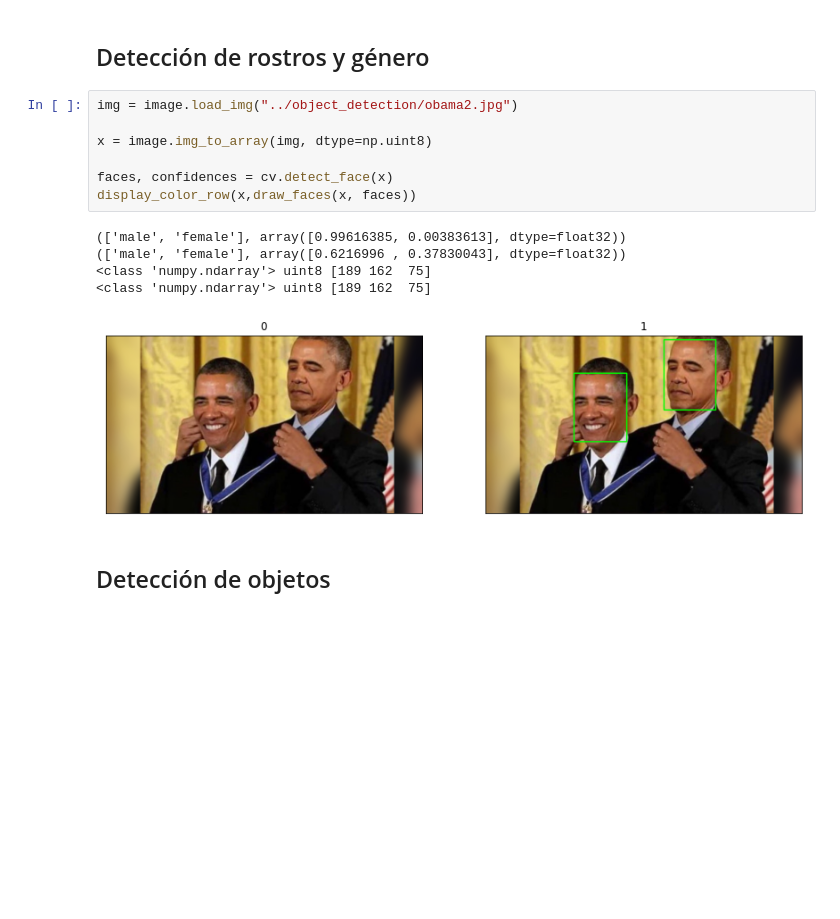
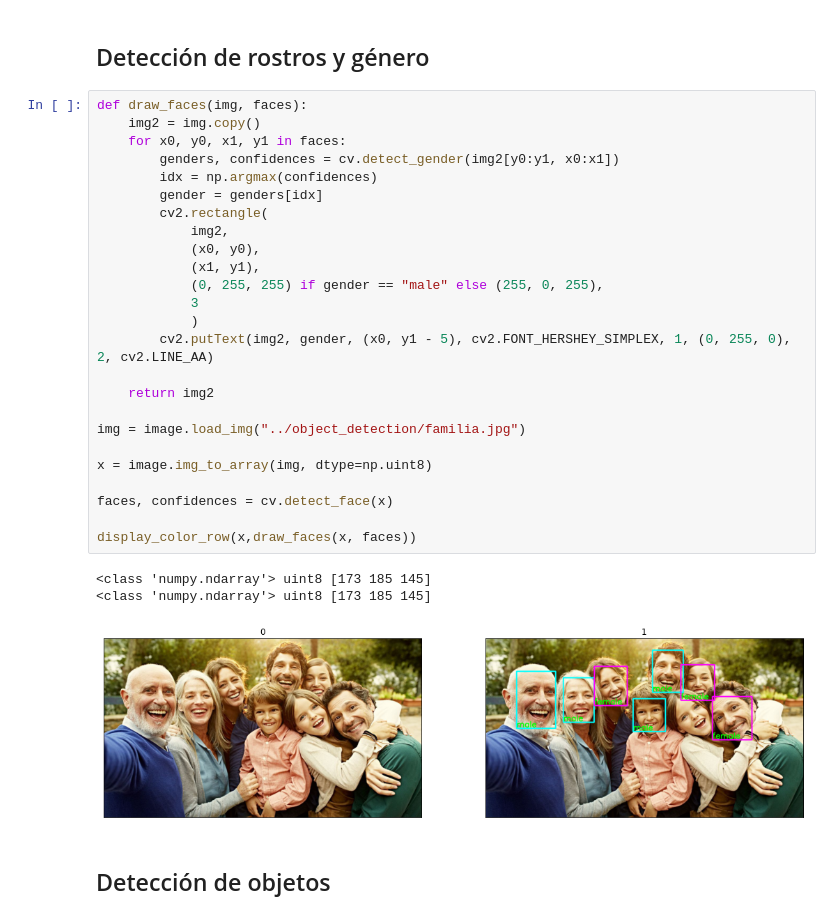
Before and after one commit to tabris2015/computer-vision-unifranz2021, a Jupyter notebook: tensorflow/9.object_detection.ipynb, the cells around one changed output. Cells and saved outputs as stored; diff of their text form; blank space fills up the shorter version.

```diff
--- a/tensorflow/9.object_detection.ipynb
+++ b/tensorflow/9.object_detection.ipynb
@@ -27,19 +30,35 @@ def draw_faces(img, faces):
     return img2
 # %% [markdown]
 ## Detección de rostros y género
-# %%
-img = image.load_img("../object_detection/obama2.jpg")
-
-x = image.img_to_array(img, dtype=np.uint8)
-
-faces, confidences = cv.detect_face(x)
-display_color_row(x,draw_faces(x, faces))
-# %% [output]
-(['male', 'female'], array([0.99616385, 0.00383613], dtype=float32))
-(['male', 'female'], array([0.6216996 , 0.37830043], dtype=float32))
-<class 'numpy.ndarray'> uint8 [189 162  75]
-<class 'numpy.ndarray'> uint8 [189 162  75]
-[figure, removed]
+# %%
+def draw_faces(img, faces):
+    img2 = img.copy()
+    for x0, y0, x1, y1 in faces:
+        genders, confidences = cv.detect_gender(img2[y0:y1, x0:x1])
+        idx = np.argmax(confidences)
+        gender = genders[idx]
+        cv2.rectangle(
+            img2,
+            (x0, y0),
+            (x1, y1),
+            (0, 255, 255) if gender == "male" else (255, 0, 255),
+            3
+            )
+        cv2.putText(img2, gender, (x0, y1 - 5), cv2.FONT_HERSHEY_SIMPLEX, 1, (0, 255, 0), 2, cv2.LINE_AA)
+
+    return img2
+
+img = image.load_img("../object_detection/familia.jpg")
+
+x = image.img_to_array(img, dtype=np.uint8)
+
+faces, confidences = cv.detect_face(x)
+
+display_color_row(x,draw_faces(x, faces))
+# %% [output]
+<class 'numpy.ndarray'> uint8 [173 185 145]
+<class 'numpy.ndarray'> uint8 [173 185 145]
+[figure, added]
 # %% [markdown]
 ## Detección de objetos
 # %%
```
Also changed, not shown: parts of 2 cells of this notebook.
